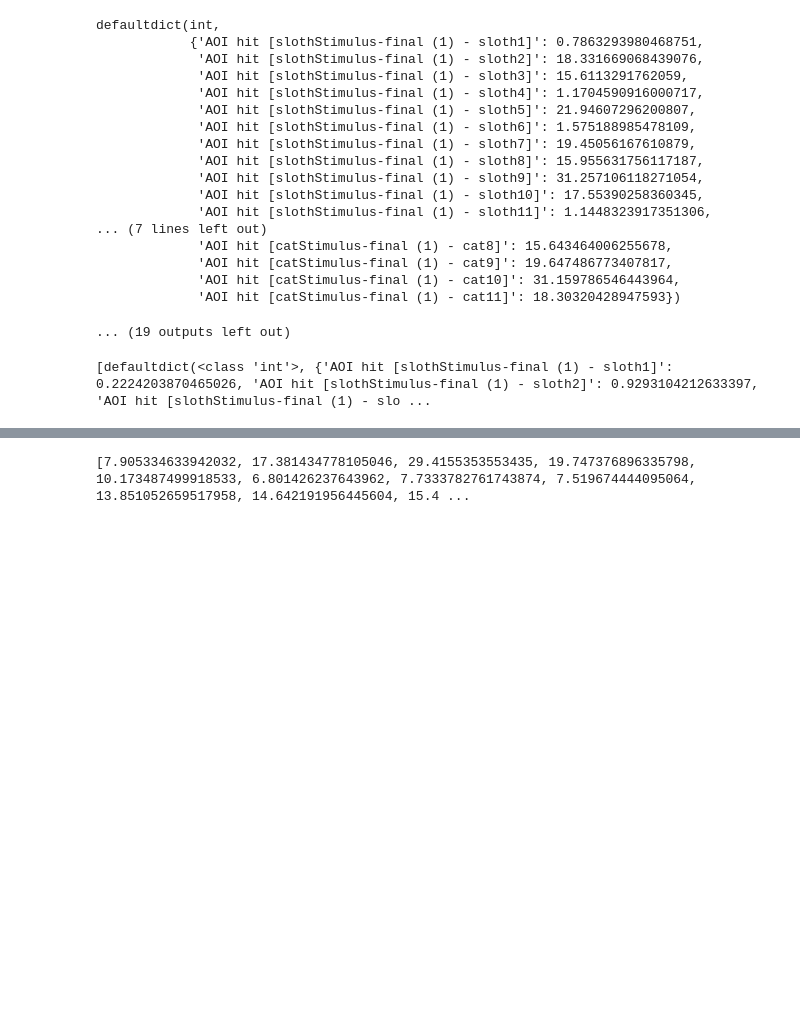
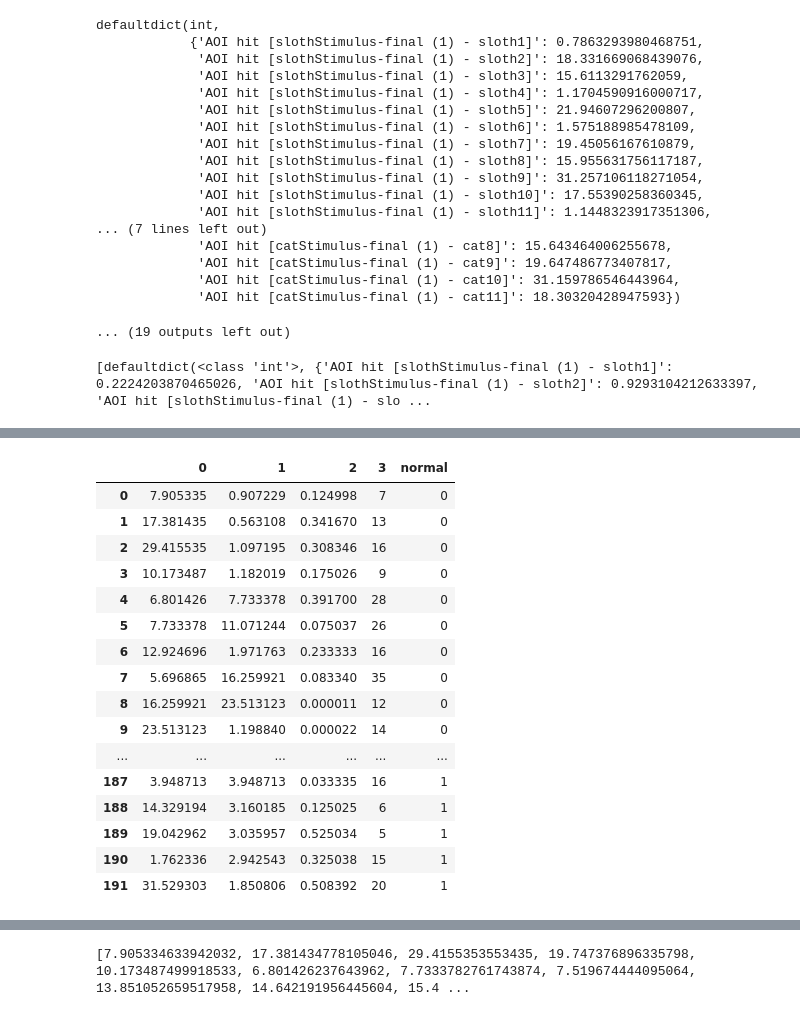
Before and after one commit to AI4VSLab/amblyopia, a Jupyter notebook: DataPreprocessing-SanaCheckValues-Copy1.ipynb, the cells around one changed output, grey strips where cells are left out. Cells and saved outputs as stored; diff of their text form; code cells hidden in the pictures; blank space fills up the shorter version.

Commit message:
ML Models changes, GAN, and data upload

```diff
--- a/DataPreprocessing-SanaCheckValues-Copy1.ipynb
+++ b/DataPreprocessing-SanaCheckValues-Copy1.ipynb
@@ -732,8 +718,8 @@ def accuracySecondarySaccadeTimeandAOI(secondarySaccadesTimeAndAOI, dfSaccade):
     # }
 
     #convert pixel values into inches
-    for key,value in stimuli_location.items():
-        stimuli_location[key] = np.array(value) * np.array([1/92, 1/92])
+#     for key,value in stimuli_location.items():
+#         stimuli_location[key] = np.array(value) * np.array([1/92, 1/92])
 
 
     accuracy_dist = defaultdict(int)
@@ -741,14 +727,18 @@ def accuracySecondarySaccadeTimeandAOI(secondarySaccadesTimeAndAOI, dfSaccade):
     for key,value in secondarySaccadesTimeAndAOI.items():
         if np.isnan(value)==False:
             row1 = df_reset[df_reset['index'] == value]
-            x1 = row1['Gaze point X [MCS norm]'].iloc[0]
-            y1 = row1['Gaze point Y [MCS norm]'].iloc[0]
+            x1 = row1['Gaze point X [DACS px]'].iloc[0]
+            y1 = row1['Gaze point Y [DACS px]'].iloc[0]
             x2 = stimuli_location[key][0]
             y2 = stimuli_location[key][1]
+            print(x2,y2)
+            print(x1,y1)
             deltaX = x1-x2
             deltaY = y1-y2
             distance = math.sqrt((deltaX**2) + (deltaY**2))
-            accuracy_dist[key] = distance
+            print(distance/92)
+
+            accuracy_dist[key] = distance/92
 
     print("Distance between secondary saccade (time + AOI only) & latency (Mean and STD)")
     values = list(accuracy_dist.values())
@@ -1382,0 +1379,53 @@ print(amplitudeLeftEyesDictSecondaryNormal)
+# %%
+key_list = []
+sample_list = []
+for i, j, k, l in zip(amplitudeBothEyesDictPrimaryLEFT, amplitudeBothEyesDictSecondaryLEFT, saccade_latencyLEFT, correctiveSaccadeLEFT):
+    #looping in order
+    #extracting samples
+    #in dictionary
+    print(len(j.keys()))
+    for key in j.keys():
+        key_list.append(key)
+        sample_list.append([i[key], j[key], k[key], l[key]])
+
+
+df_left = pd.DataFrame(sample_list)
+df_left['normal'] = 0
+
+key_list = []
+sample_list = []
+for i, j, k, l in zip(amplitudeBothEyesDictPrimaryRIGHT, amplitudeBothEyesDictSecondaryRIGHT, saccade_latencyRIGHT, correctiveSaccadeRIGHT):
+    #looping in order
+    #extracting samples
+    #in dictionary
+    print(len(j.keys()))
+    for key in j.keys():
+        key_list.append(key)
+        sample_list.append([i[key], j[key], k[key], l[key]])
+
+
+df_right = pd.DataFrame(sample_list)
+df_right['normal'] = 0
+
+
+key_list = []
+sample_list = []
+for i, j, k, l in zip(amplitudeBothEyesDictPrimaryNormal, amplitudeBothEyesDictSecondaryNormal, saccade_latencyNormal, correctiveSaccadeNormal):
+    #looping in order
+    #extracting samples
+    #in dictionary
+    print(len(j.keys()))
+    for key in j.keys():
+        key_list.append(key)
+        sample_list.append([i[key], j[key], k[key], l[key]])
+
+
+df_normal = pd.DataFrame(sample_list)
+df_normal['normal'] = 1
+
+result = pd.concat([df_left, df_right, df_normal], ignore_index=True)
+
+display(result)
+
+result.to_csv('TestDataCompiled.csv', index=False)
+# %% [output]
@@ -1383,3 +1447,20 @@ print(amplitudeLeftEyesDictSecondaryNormal)
+|  | 0 | 1 | 2 | 3 | normal |
+| 0 | 7.905335 | 0.907229 | 0.124998 | 7 | 0 |
+| 1 | 17.381435 | 0.563108 | 0.341670 | 13 | 0 |
+| 2 | 29.415535 | 1.097195 | 0.308346 | 16 | 0 |
+| 3 | 10.173487 | 1.182019 | 0.175026 | 9 | 0 |
+| 4 | 6.801426 | 7.733378 | 0.391700 | 28 | 0 |
+| 5 | 7.733378 | 11.071244 | 0.075037 | 26 | 0 |
+| 6 | 12.924696 | 1.971763 | 0.233333 | 16 | 0 |
+| 7 | 5.696865 | 16.259921 | 0.083340 | 35 | 0 |
+| 8 | 16.259921 | 23.513123 | 0.000011 | 12 | 0 |
+| 9 | 23.513123 | 1.198840 | 0.000022 | 14 | 0 |
+| ... | ... | ... | ... | ... | ... |
+| 187 | 3.948713 | 3.948713 | 0.033335 | 16 | 1 |
+| 188 | 14.329194 | 3.160185 | 0.125025 | 6 | 1 |
+| 189 | 19.042962 | 3.035957 | 0.525034 | 5 | 1 |
+| 190 | 1.762336 | 2.942543 | 0.325038 | 15 | 1 |
+| 191 | 31.529303 | 1.850806 | 0.508392 | 20 | 1 |
 # %%
 from scipy import stats
 
```
Also changed, not shown: parts of 15 cells of this notebook, 25 other files.
